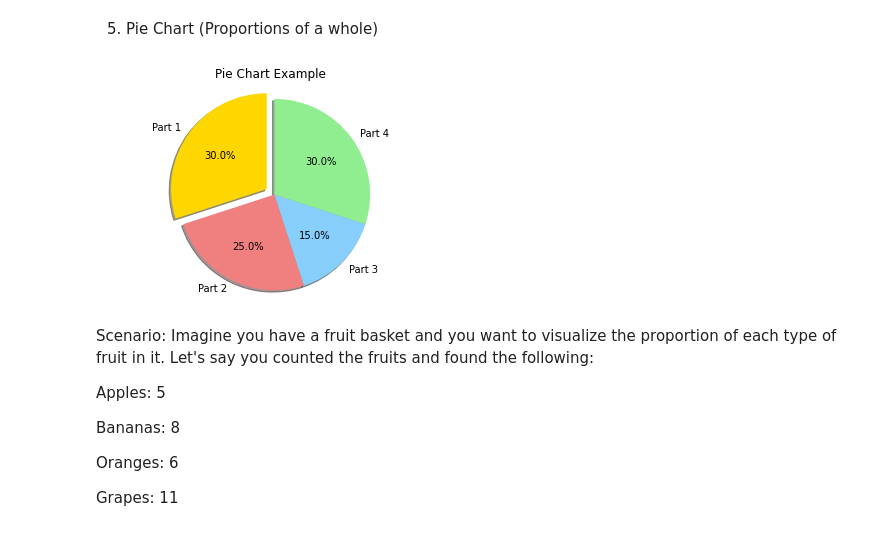
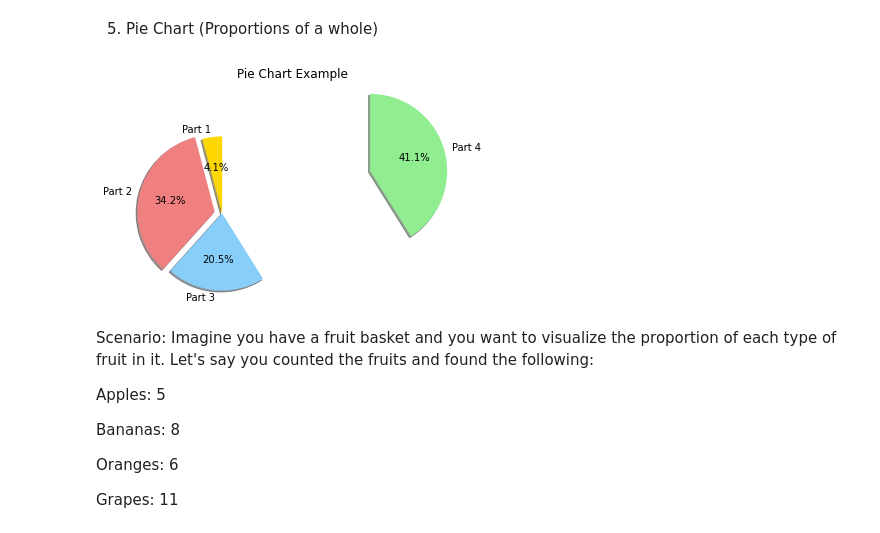
Before and after one commit to 42Wor/matplotlib, a Jupyter notebook: mat.ipynb, the cells around one changed output. Saved outputs shown, nothing was run; the diff lists cells and outputs as text; code cells hidden in the pictures.

```diff
--- a/mat.ipynb
+++ b/mat.ipynb
@@ -183,19 +183,19 @@ plt.show()
 # %%
 
 
 # Sample Data (Proportional data)
 labels = ['Part 1', 'Part 2', 'Part 3', 'Part 4']
-sizes = [30, 25, 15, 30] # Percentages or proportions
+sizes = [3, 25, 15, 30] # Percentages or proportions
 colors = ['gold', 'lightcoral', 'lightskyblue', 'lightgreen']
-explode = (0.1, 0, 0, 0)  # "explode" the 1st slice
+explode = (0, 0.1, 0, 2)  # "explode" the 1st slice
 
 plt.pie(sizes, explode=explode, labels=labels, colors=colors,
         autopct='%1.1f%%', shadow=True, startangle=90) # autopct for % formatting
 plt.axis('equal')  # Equal aspect ratio ensures that pie is drawn as a circle.
 plt.title("Pie Chart Example")
 plt.show()
 # %% [output]
-[figure, old version]
+[figure, new version]
 # %% [markdown]
 Scenario: Imagine you have a fruit basket and you want to visualize the proportion of each type of fruit in it. Let's say you counted the fruits and found the following:
 
```
Also changed, not shown: 1 other file.
